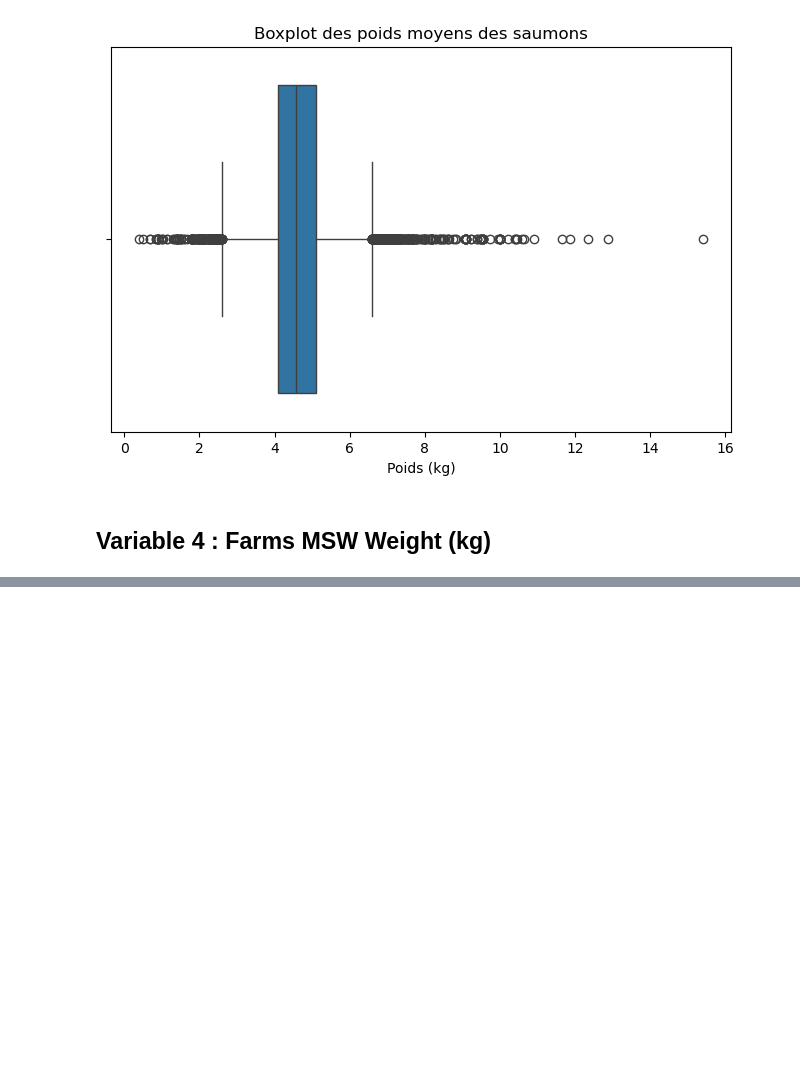
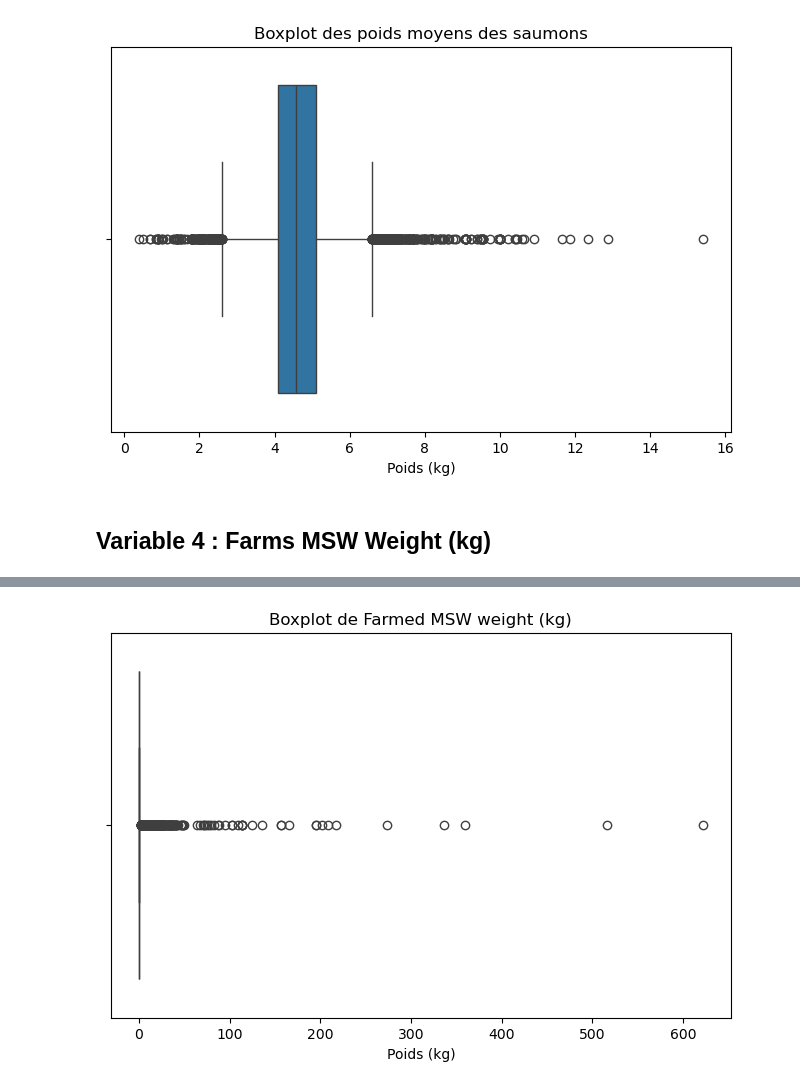
Before and after one commit to F1golfin/projet_stat, a Jupyter notebook: Etude_statistique_Saumons.ipynb, the cells around one changed output, grey strips where cells are left out. Saved outputs shown, nothing was run; the diff lists cells and outputs as text; code cells hidden in the pictures; blank space fills up the shorter version.

```diff
--- a/Etude_statistique_Saumons.ipynb
+++ b/Etude_statistique_Saumons.ipynb
@@ -339,0 +358,9 @@ plt.show()
+# %%
+#Création du Boxplot
+plt.figure(figsize=(8, 5))
+sns.boxplot(x=saumons["Farmed MSW weight (kg)"], showfliers=True)  # Affichage des outliers
+plt.title("Boxplot de Farmed MSW weight (kg)")
+plt.xlabel("Poids (kg)")
+plt.show()
+# %% [output]
+[figure, added]
```
Also changed, not shown: parts of 28 cells of this notebook.
